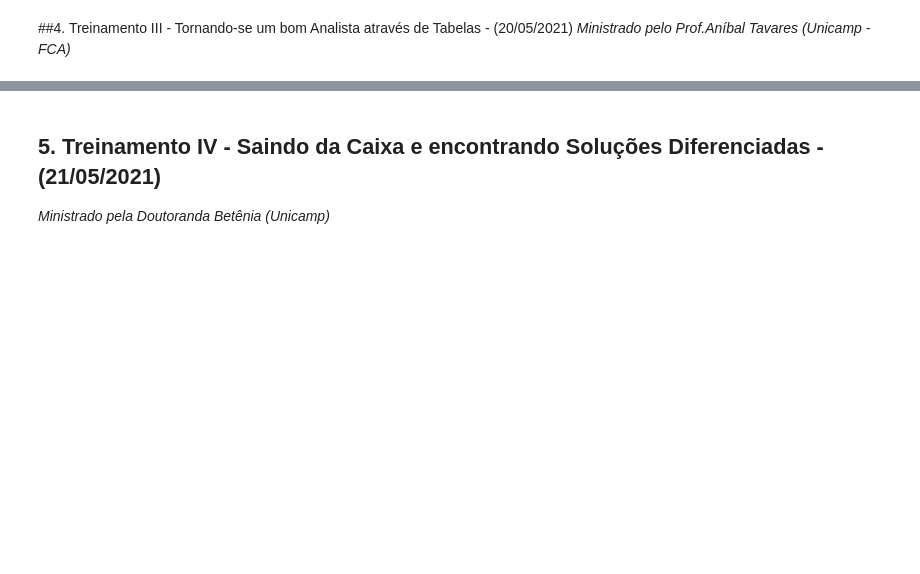
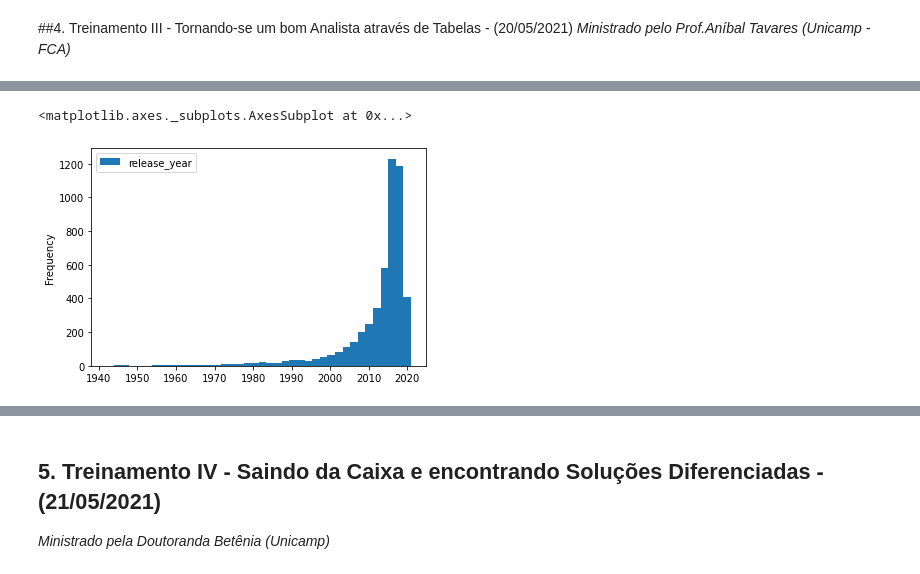
Before and after one commit to m-eicardi/MTEch-2021, a Jupyter notebook: MTEch_MSE.ipynb, the cells around one changed output, grey strips where cells are left out. Drawn from its saved outputs; the diff is of its cells as text; code cells hidden in the pictures; blank space fills up the shorter version.

```diff
--- a/MTEch_MSE.ipynb
+++ b/MTEch_MSE.ipynb
@@ -622,0 +625,10 @@ plot = paises[0:15].plot.pie(y=paises.value_counts(), figsize=(12,8))
+# %%
+import numpy as np
+import pandas as pd
+import matplotlib.pyplot as plt
+
+url = 'https://drive.google.com/uc?export=download&id=1LBjQbeRtslkkX5mZO549QxrMAq8bqz3D'
+
+netflix_df = pd.read_csv(url)
+
+netflix_df
@@ -622,0 +705,5 @@ plot = paises[0:15].plot.pie(y=paises.value_counts(), figsize=(12,8))
+# %%
+#lista das colunas desejadas e dropar valores na
+netflix_df.dropna(subset=['director', 'cast'], inplace=True)
+
+netflix_df
@@ -622,0 +724,5 @@ plot = paises[0:15].plot.pie(y=paises.value_counts(), figsize=(12,8))
+# %%
+netflix_df.plot.hist(bins=40)
+# %% [output]
+<matplotlib.axes._subplots.AxesSubplot at 0x...>
+[figure, added]
```
Also changed, not shown: parts of 42 cells of this notebook.
